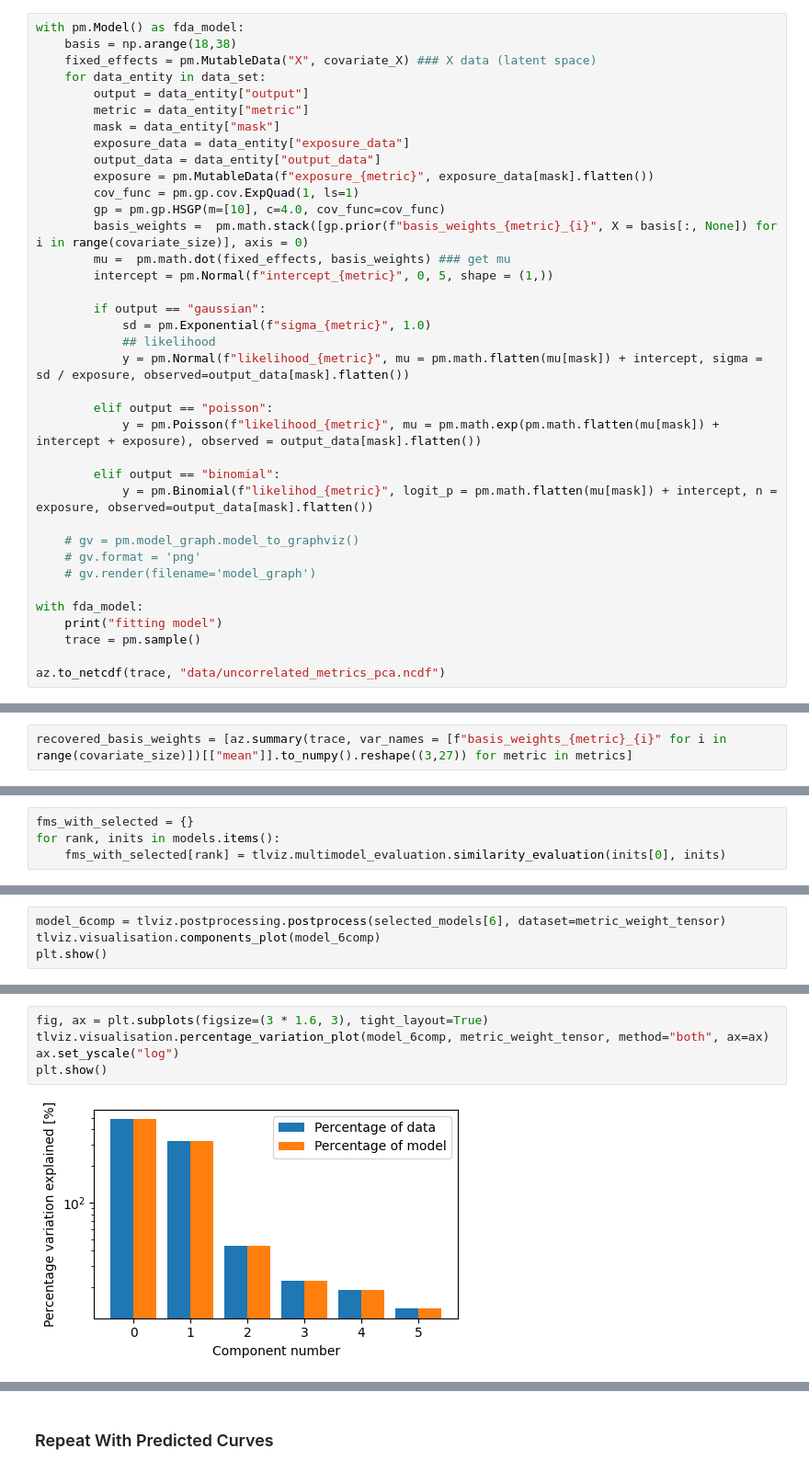
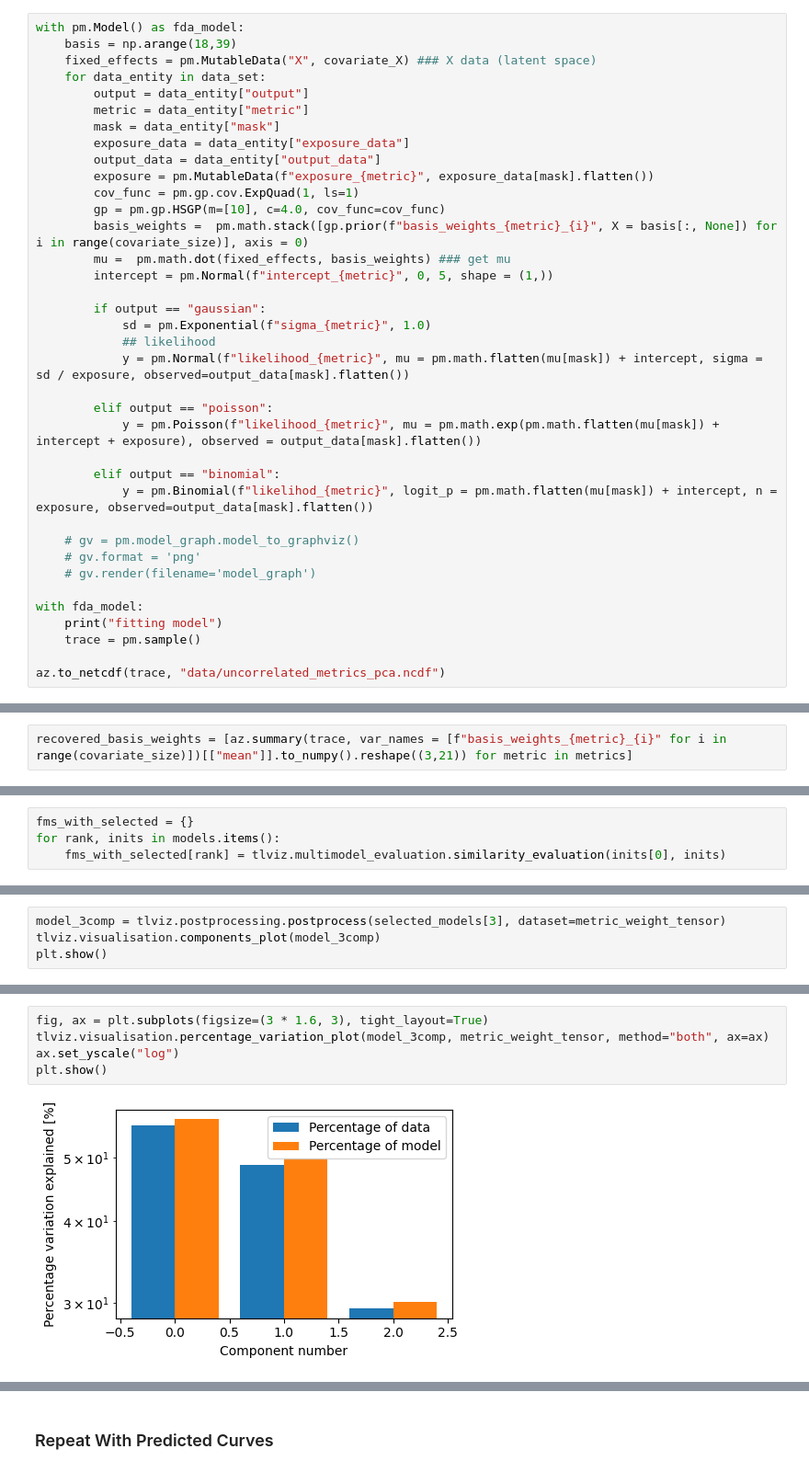
Before and after one commit to abrahme/nba_functional_analysis, a Jupyter notebook: HSGPFunctional.ipynb, the cells around one changed output, grey strips where cells are left out. Shown at 92% size. Cells and saved outputs as stored; diff of their text form.

```diff
--- a/HSGPFunctional.ipynb
+++ b/HSGPFunctional.ipynb
@@ -458,7 +458,7 @@ data.age.max()
 ### Fit Model
 # %%
 with pm.Model() as fda_model:
-    basis = np.arange(18,38)
+    basis = np.arange(18,39)
     fixed_effects = pm.MutableData("X", covariate_X) ### X data (latent space)
     for data_entity in data_set:
         output = data_entity["output"]
@@ -511,2 +516,2 @@ az.plot_pair(trace, var_names=["sigma_obpm","sigma_dbpm"])
 # %%
-recovered_basis_weights = [az.summary(trace, var_names = [f"basis_weights_{metric}_{i}" for i in range(covariate_size)])[["mean"]].to_numpy().reshape((3,27)) for metric in metrics]
+recovered_basis_weights = [az.summary(trace, var_names = [f"basis_weights_{metric}_{i}" for i in range(covariate_size)])[["mean"]].to_numpy().reshape((3,21)) for metric in metrics]
@@ -586,5 +611,5 @@ plt.show()
 # %%
-model_6comp = tlviz.postprocessing.postprocess(selected_models[6], dataset=metric_weight_tensor)
-tlviz.visualisation.components_plot(model_6comp)
+model_3comp = tlviz.postprocessing.postprocess(selected_models[3], dataset=metric_weight_tensor)
+tlviz.visualisation.components_plot(model_3comp)
 plt.show()
 # %% [output]
@@ -592,8 +617,8 @@ plt.show()
 # %%
 fig, ax = plt.subplots(figsize=(3 * 1.6, 3), tight_layout=True)
-tlviz.visualisation.percentage_variation_plot(model_6comp, metric_weight_tensor, method="both", ax=ax)
+tlviz.visualisation.percentage_variation_plot(model_3comp, metric_weight_tensor, method="both", ax=ax)
 ax.set_yscale("log")
 plt.show()
 # %% [output]
-[figure, old version]
+[figure, new version]
 # %%
```
Also changed, not shown: parts of 35 cells of this notebook.
